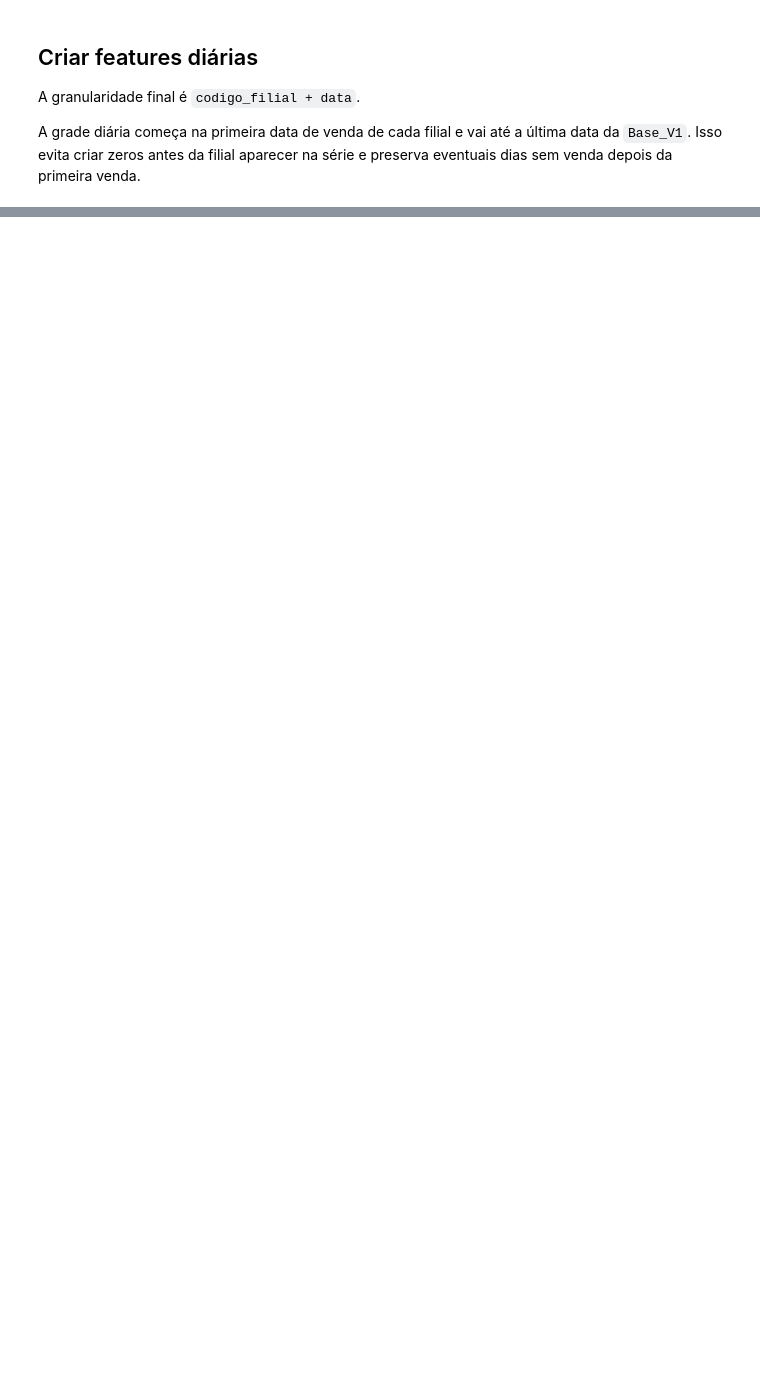
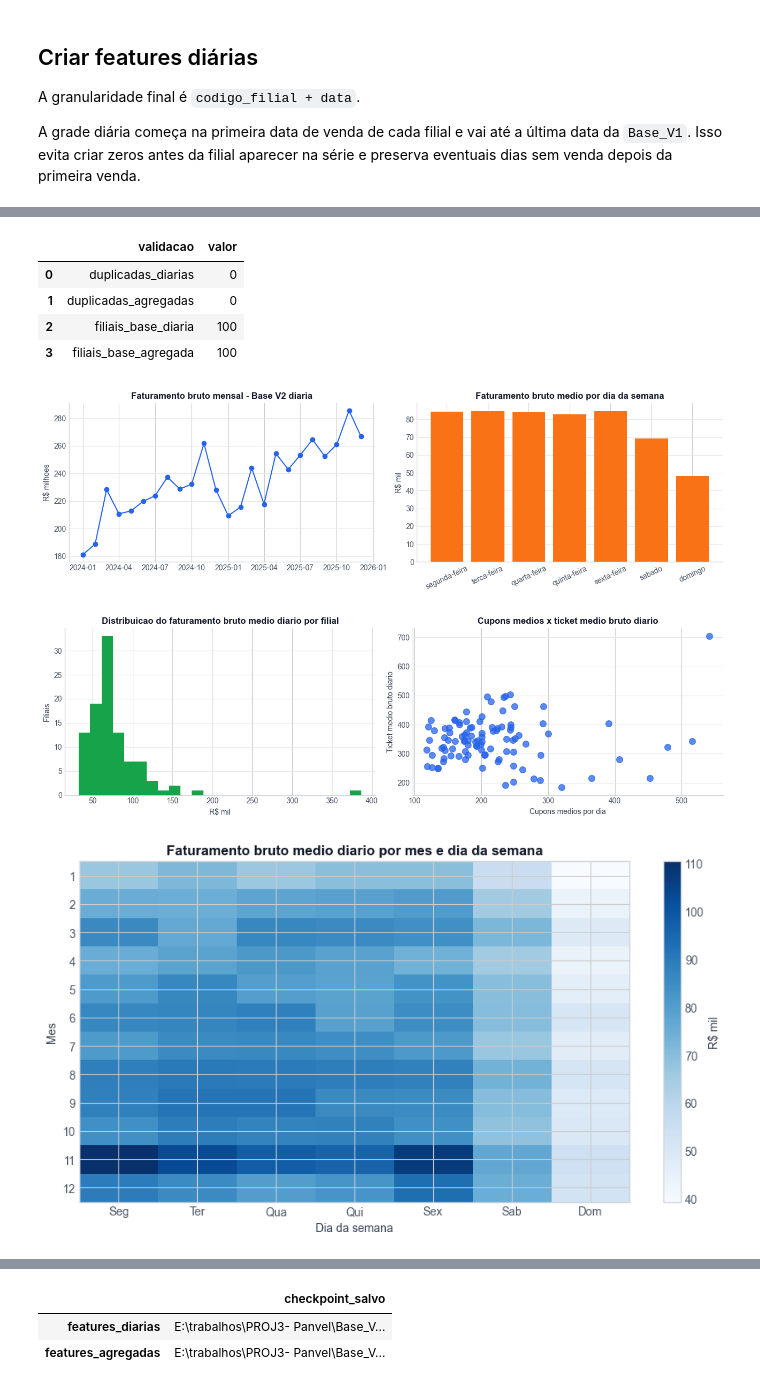
Before and after one commit to C-J8/PROJ3-Panvel, a Jupyter notebook: notebooks/03_features/01_features_base_v2.ipynb, the cells around one changed output, grey strips where cells are left out. Saved outputs shown, nothing was run; the diff lists cells and outputs as text; code cells hidden in the pictures; blank space fills up the shorter version.

```diff
--- a/notebooks/03_features/01_features_base_v2.ipynb
+++ b/notebooks/03_features/01_features_base_v2.ipynb
@@ -874,9 +659,9 @@ def plotar_resumo_base_v2(features_diarias, features_agregadas):
     )
 
     por_dia_semana = (
-        features_diarias.groupby(["dia_semana_num", "dia_semana"], as_index=False)
+        features_diarias.groupby(["dia_semana_id", "dia_semana"], as_index=False)
         .agg(faturamento_bruto_medio=("faturamento_bruto_dia", "mean"))
-        .sort_values("dia_semana_num")
+        .sort_values("dia_semana_id")
     )
 
     fig, axes = plt.subplots(1, 2, figsize=(13, 4))
@@ -923,9 +708,9 @@ def plotar_resumo_base_v2(features_diarias, features_agregadas):
 
 def plotar_visualizacoes_complementares(features_diarias, features_agregadas):
     heatmap = (
-        features_diarias.groupby(["mes", "dia_semana_num"])["faturamento_bruto_dia"]
+        features_diarias.groupby(["mes", "dia_semana_id"])["faturamento_bruto_dia"]
         .mean()
-        .unstack("dia_semana_num")
+        .unstack("dia_semana_id")
         .sort_index()
         / 1000
     )
@@ -1532,0 +1013,18 @@ display(pd.Series(caminhos_salvos, name="checkpoint_salvo").to_frame())
+# %%
+validacao = validar_chaves(features_diarias, features_agregadas)
+display(validacao)
+
+plotar_resumo_base_v2(features_diarias, features_agregadas)
+plotar_visualizacoes_complementares(features_diarias, features_agregadas)
+
+caminhos_salvos = salvar_checkpoints_v2(features_diarias, features_agregadas)
+display(pd.Series(caminhos_salvos, name="checkpoint_salvo").to_frame())
+# %% [output]
+|  | validacao | valor |
+| 0 | duplicadas_diarias | 0 |
+| 1 | duplicadas_agregadas | 0 |
+| 2 | filiais_base_diaria | 100 |
+| 3 | filiais_base_agregada | 100 |
+[figure, added]
+[figure, added]
+[figure, added]
@@ -1532,0 +1032,3 @@ display(pd.Series(caminhos_salvos, name="checkpoint_salvo").to_frame())
+|  | checkpoint_salvo |
+| features_diarias | E:\trabalhos\PROJ3- Panvel\Base_V... |
+| features_agregadas | E:\trabalhos\PROJ3- Panvel\Base_V... |
```
Also changed, not shown: parts of 21 cells of this notebook, 34 other files.
